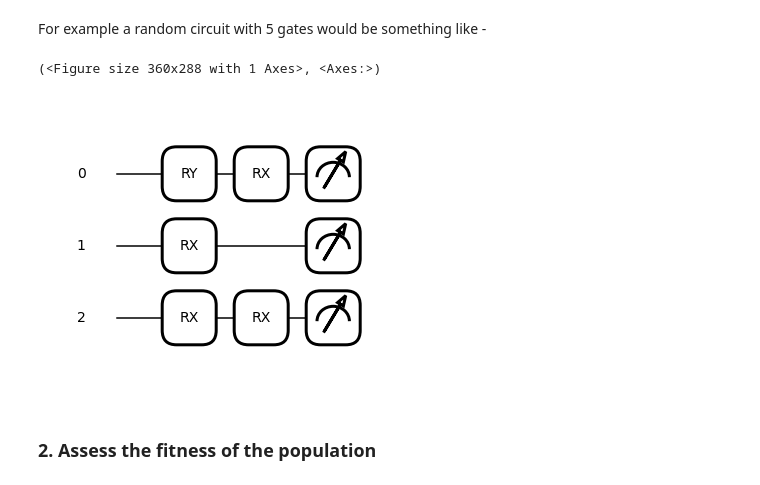
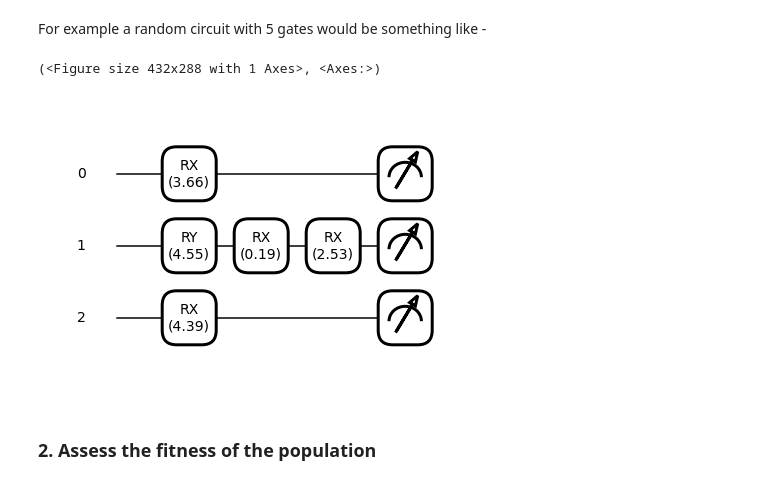
Before and after one commit to Ashutosh-Mishra2/GA_circuit_design, a Jupyter notebook: quantum_circuit_design.ipynb, the cells around one changed output. Cells and saved outputs as stored; diff of their text form; code cells hidden in the pictures.

Commit message:
circuit with angles

```diff
--- a/quantum_circuit_design.ipynb
+++ b/quantum_circuit_design.ipynb
@@ -80,10 +80,10 @@ def circuit_from_list(gates_list):
 # %% [markdown]
 For example a random circuit with 5 gates would be something like -
 # %%
-qml.draw_mpl(circuit_from_list)(generate_random_circuit(5))
+qml.draw_mpl(circuit_from_list, decimals=2)(generate_random_circuit(5))
 # %% [output]
-(<Figure size 360x288 with 1 Axes>, <Axes:>)
+(<Figure size 432x288 with 1 Axes>, <Axes:>)
-[figure, old version]
+[figure, new version]
 # %% [markdown]
 ### 2. Assess the fitness of the population
 # %%
```
Also changed, not shown: parts of 11 cells of this notebook.
